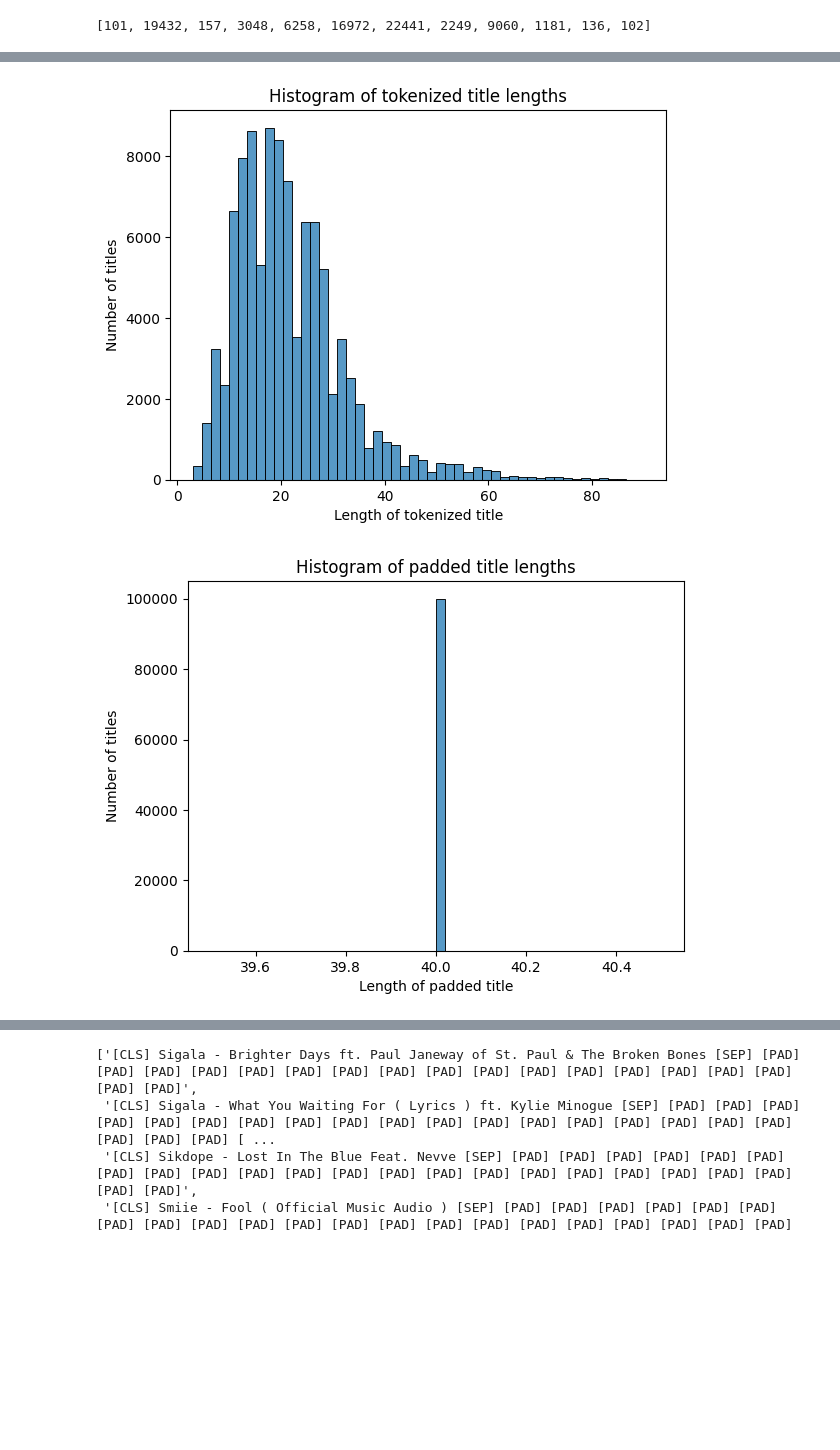
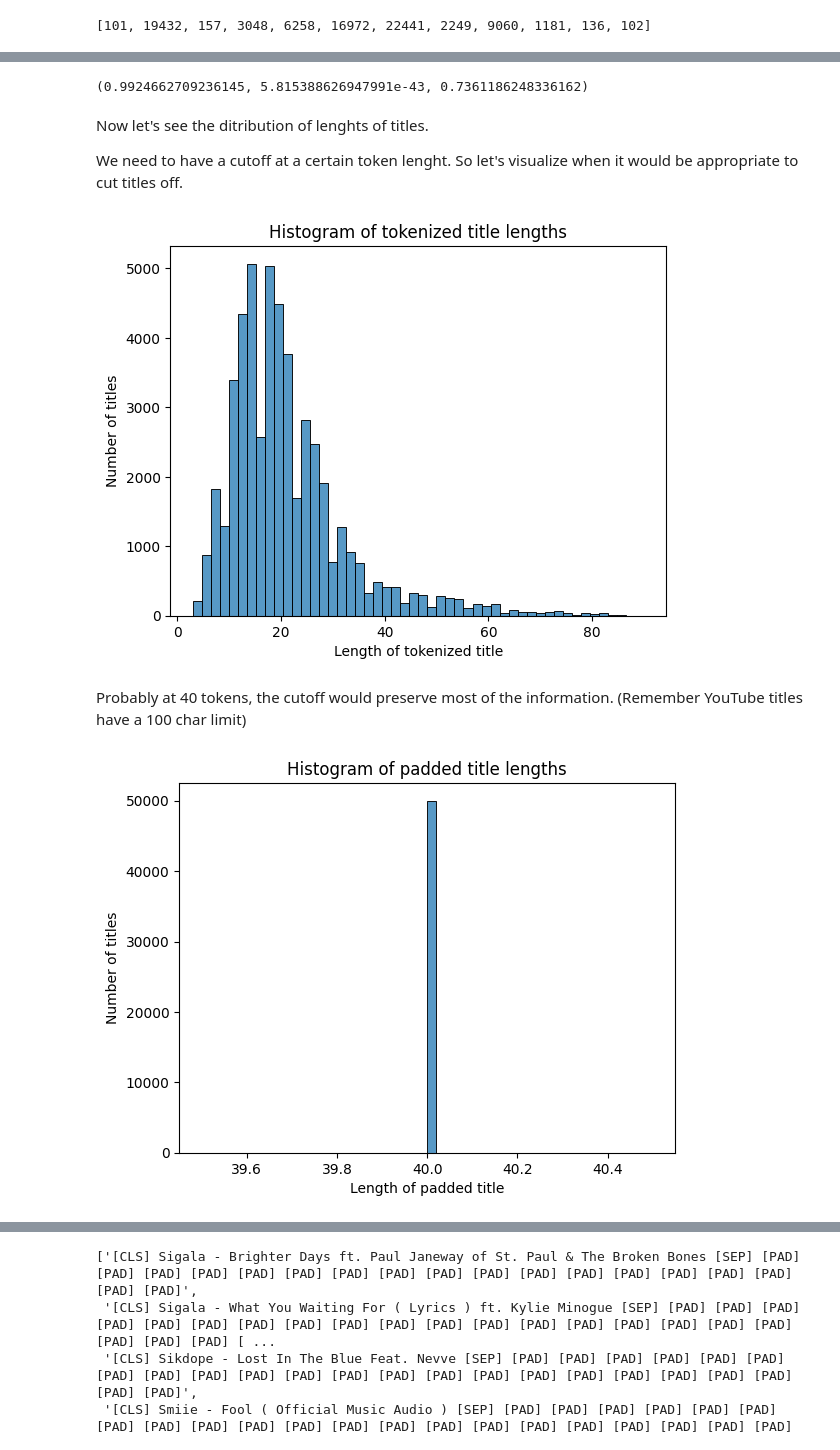
Before and after one commit to Roy3838/AI, a Jupyter notebook: YT_predict/2.0/title_model.ipynb, the cells around one changed output, grey strips where cells are left out. Saved outputs shown, nothing was run; the diff lists cells and outputs as text; code cells hidden in the pictures; blank space fills up the shorter version.

```diff
--- a/YT_predict/2.0/title_model.ipynb
+++ b/YT_predict/2.0/title_model.ipynb
@@ -38,7 +48,7 @@ def parse_jsonl_optimized(filepath, num_lines_to_import=None):
     with open(filepath, 'r', encoding='utf-8') as file:
         for i, line in enumerate(tqdm(file, desc="Processing")):
             # Check if the specified number of lines has been reached (if specified)
-            if num_lines_to_import is not None and i >= num_lines_to_import:
+            if (num_lines_to_import is not None and i >= num_lines_to_import):
                 break
             # Parse the current line
             data = json.loads(line)
@@ -49,5 +59,5 @@ def parse_jsonl_optimized(filepath, num_lines_to_import=None):
 
 # Example usage: Import only the first 1000 lines from the file
 file_path = '/mnt/datassd/train_data.jsonl'
-num_lines_to_import = 2  # You can adjust this number as needed
+num_lines_to_import = 50000  # You can adjust this number as needed
 titles, view_counts = parse_jsonl_optimized(file_path, num_lines_to_import)
@@ -70,0 +80,3 @@ encoded_inputs = [tokenizer.encode(title_test, add_special_tokens=True) for titl
+# %%
+""" SINGLE THREADED  """
+encoded_inputs = [tokenizer.encode(title, add_special_tokens=True) for title in tqdm(titles, total=len(titles), desc="Encoding")]
@@ -82,9 +112,21 @@ tokenizer.encode(titulos_raros[0], add_special_tokens=True)
+# %%
+shapiro_test_stat, shapiro_p_value = shapiro(y_view_count)
+kurtosis_value = kurtosis(y_view_count, fisher=True)
+
+shapiro_test_stat, shapiro_p_value, kurtosis_value
+# %% [output]
+(0.9924662709236145, 5.815388626947991e-43, 0.7361186248336162)
+# %% [markdown]
+Now let's see the ditribution of lenghts of titles.
+
+We need to have a cutoff at a certain token lenght. So let's visualize when it would be appropriate to cut titles off.
 # %%
-# Histogram on len(encoded_inputs)
 sns.histplot([len(encoded_input) for encoded_input in encoded_inputs], bins=50)
 plt.title("Histogram of tokenized title lengths")
 plt.xlabel("Length of tokenized title")
 plt.ylabel("Number of titles")
 plt.show()
 # %% [output]
-[figure, old version]
+[figure, new version]
+# %% [markdown]
+Probably at 40 tokens, the cutoff would preserve most of the information. (Remember YouTube titles have a 100 char limit)
@@ -91,19 +137,9 @@ plt.show()
 # %%
-# Define model architecture
-vocab_size = 30522  # Adjusted to match BERT's vocabulary size for bert-base-cased
-embedding_dim = 256
-max_length = 40  # Ensure your data is adjusted accordingly
-num_heads = 4
-intermediate_dim = 512
-num_encoder_layers = 4
-
-padded_inputs = pad_sequences(encoded_inputs, maxlen=max_length, padding='post', truncating='post')
-
-# Just making sure, some EDA on padded inputs
+# Just making sure, all inputs are the same length of 40
 sns.histplot([len(padded_input) for padded_input in padded_inputs], bins=50)
 plt.title("Histogram of padded title lengths")
 plt.xlabel("Length of padded title")
 plt.ylabel("Number of titles")
 plt.show()
 # %% [output]
-[figure, old version]
+[figure, new version]
```
Also changed, not shown: parts of 20 cells of this notebook, 5 other files.
